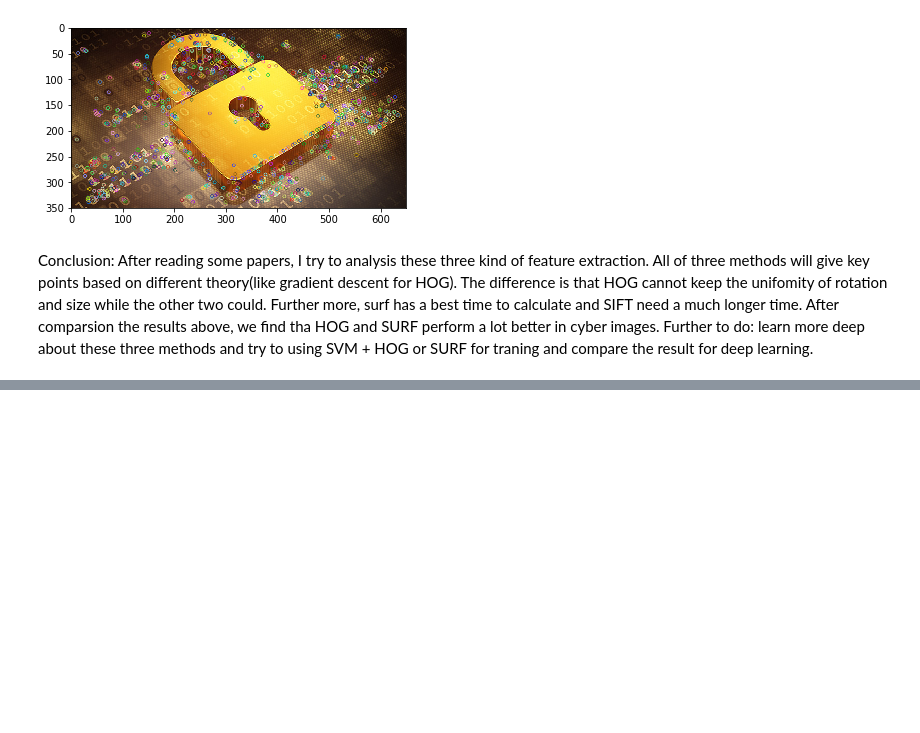
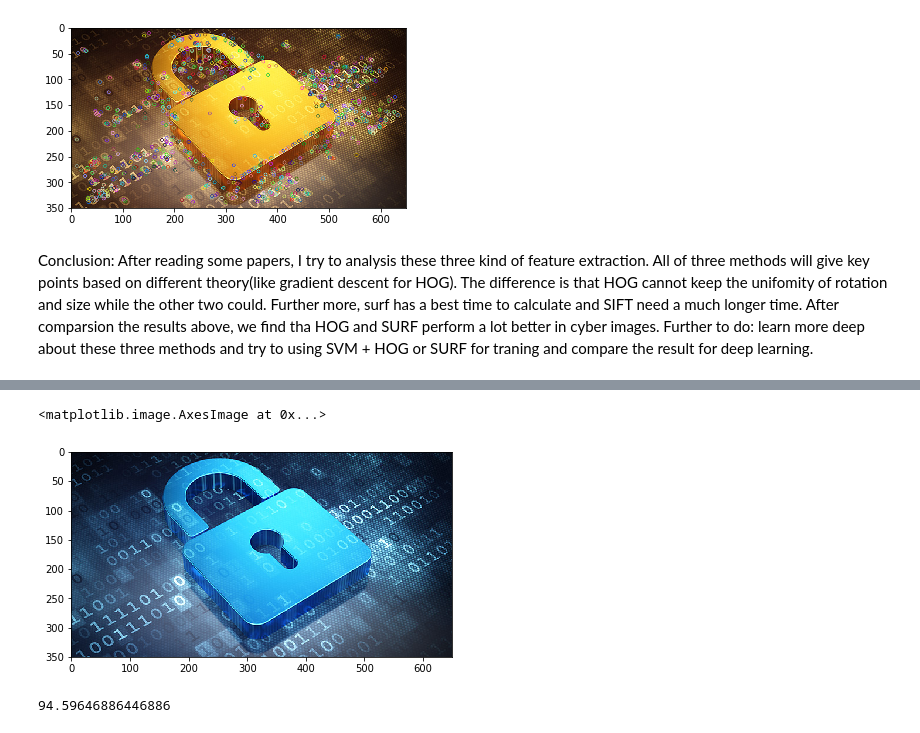
Before and after one commit to daylight-lab/cybersecurity-imagery, a Jupyter notebook: PCA&feature_extraction.ipynb, the cells around one changed output, grey strips where cells are left out. Drawn from its saved outputs; the diff is of its cells as text; code cells hidden in the pictures; blank space fills up the shorter version.

```diff
--- a/PCA&feature_extraction.ipynb
+++ b/PCA&feature_extraction.ipynb
@@ -283,0 +379,3 @@ Conclusion: After reading some papers, I try to analysis these three kind of fea
+# %%
+from skimage import io,transform
+img_file2 = io.imread('5_Cybersecurity%20Homepage%20Feature-650x350.jpg')
@@ -283,0 +386,9 @@ Conclusion: After reading some papers, I try to analysis these three kind of fea
+# %%
+io.imshow(img_file2)
+# %% [output]
+<matplotlib.image.AxesImage at 0x...>
+[figure, added]
+# %%
+img_file2.mean()
+# %% [output]
+94.59646886446886
```
Also changed, not shown: parts of 13 cells of this notebook.
